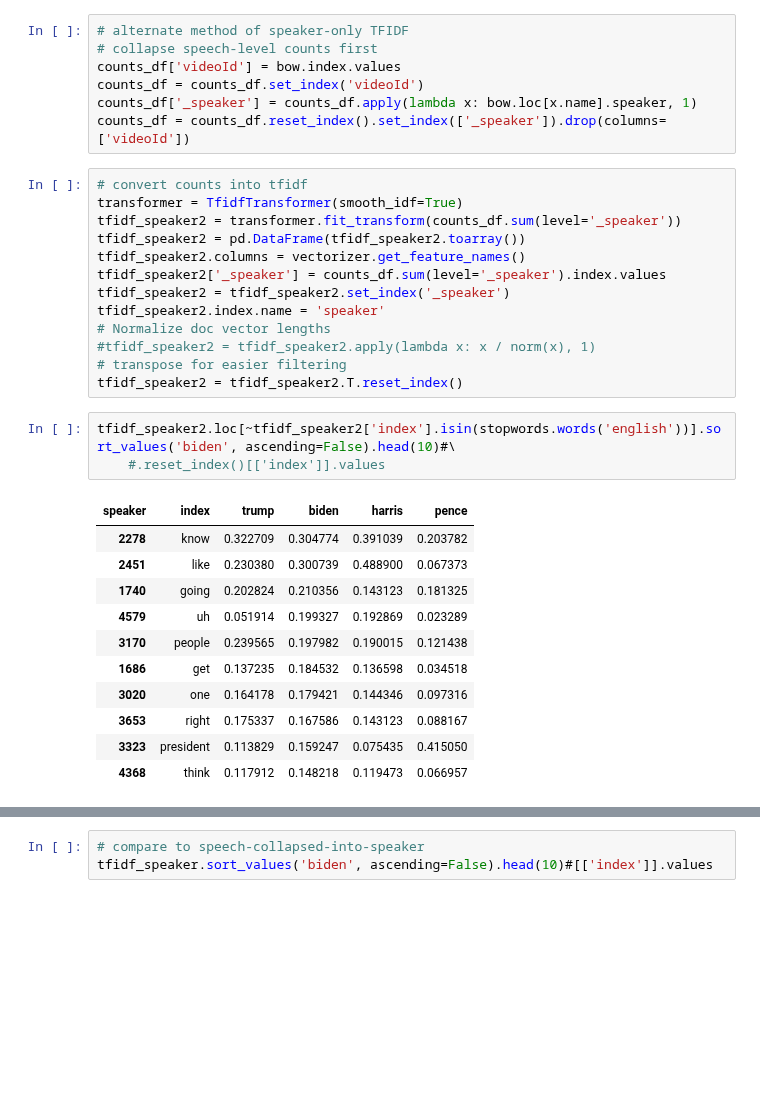
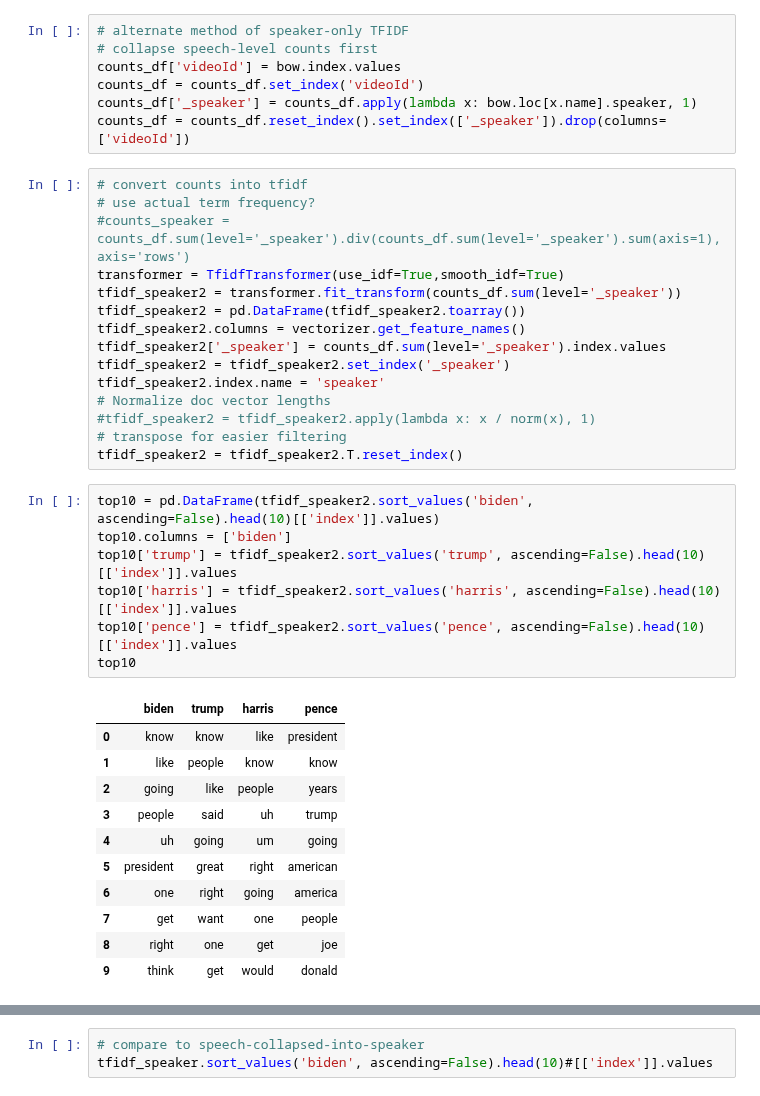
Before and after one commit to kfinity/capstone-speeches, a Jupyter notebook: top_tfidf_with_ngrams.ipynb, the cells around one changed output, grey strips where cells are left out. Drawn from its saved outputs; the diff is of its cells as text; blank space fills up the shorter version.

```diff
--- a/top_tfidf_with_ngrams.ipynb
+++ b/top_tfidf_with_ngrams.ipynb
@@ -164,7 +164,9 @@ counts_df['_speaker'] = counts_df.apply(lambda x: bow.loc[x.name].speaker, 1)
 counts_df = counts_df.reset_index().set_index(['_speaker']).drop(columns=['videoId'])
 # %%
 # convert counts into tfidf
-transformer = TfidfTransformer(smooth_idf=True)
+# use actual term frequency?
+#counts_speaker = counts_df.sum(level='_speaker').div(counts_df.sum(level='_speaker').sum(axis=1), axis='rows')
+transformer = TfidfTransformer(use_idf=True,smooth_idf=True)
 tfidf_speaker2 = transformer.fit_transform(counts_df.sum(level='_speaker'))
 tfidf_speaker2 = pd.DataFrame(tfidf_speaker2.toarray())
 tfidf_speaker2.columns = vectorizer.get_feature_names()
@@ -175,18 +177,22 @@ tfidf_speaker2.index.name = 'speaker'
 #tfidf_speaker2 = tfidf_speaker2.apply(lambda x: x / norm(x), 1)
 # transpose for easier filtering
 tfidf_speaker2 = tfidf_speaker2.T.reset_index()
-# %%
-tfidf_speaker2.loc[~tfidf_speaker2['index'].isin(stopwords.words('english'))].sort_values('biden', ascending=False).head(10)#\
-    #.reset_index()[['index']].values
-# %% [output]
-| speaker | index | trump | biden | harris | pence |
-| 2278 | know | 0.322709 | 0.304774 | 0.391039 | 0.203782 |
-| 2451 | like | 0.230380 | 0.300739 | 0.488900 | 0.067373 |
-| 1740 | going | 0.202824 | 0.210356 | 0.143123 | 0.181325 |
-| 4579 | uh | 0.051914 | 0.199327 | 0.192869 | 0.023289 |
-| 3170 | people | 0.239565 | 0.197982 | 0.190015 | 0.121438 |
-| 1686 | get | 0.137235 | 0.184532 | 0.136598 | 0.034518 |
-| 3020 | one | 0.164178 | 0.179421 | 0.144346 | 0.097316 |
-| 3653 | right | 0.175337 | 0.167586 | 0.143123 | 0.088167 |
-| 3323 | president | 0.113829 | 0.159247 | 0.075435 | 0.415050 |
-| 4368 | think | 0.117912 | 0.148218 | 0.119473 | 0.066957 |
+# %%
+top10 = pd.DataFrame(tfidf_speaker2.sort_values('biden', ascending=False).head(10)[['index']].values)
+top10.columns = ['biden']
+top10['trump'] = tfidf_speaker2.sort_values('trump', ascending=False).head(10)[['index']].values
+top10['harris'] = tfidf_speaker2.sort_values('harris', ascending=False).head(10)[['index']].values
+top10['pence'] = tfidf_speaker2.sort_values('pence', ascending=False).head(10)[['index']].values
+top10
+# %% [output]
+|  | biden | trump | harris | pence |
+| 0 | know | know | like | president |
+| 1 | like | people | know | know |
+| 2 | going | like | people | years |
+| 3 | people | said | uh | trump |
+| 4 | uh | going | um | going |
+| 5 | president | great | right | american |
+| 6 | one | right | going | america |
+| 7 | get | want | one | people |
+| 8 | right | one | get | joe |
+| 9 | think | get | would | donald |
```
Also changed, not shown: parts of 10 cells of this notebook, 7 other files.
